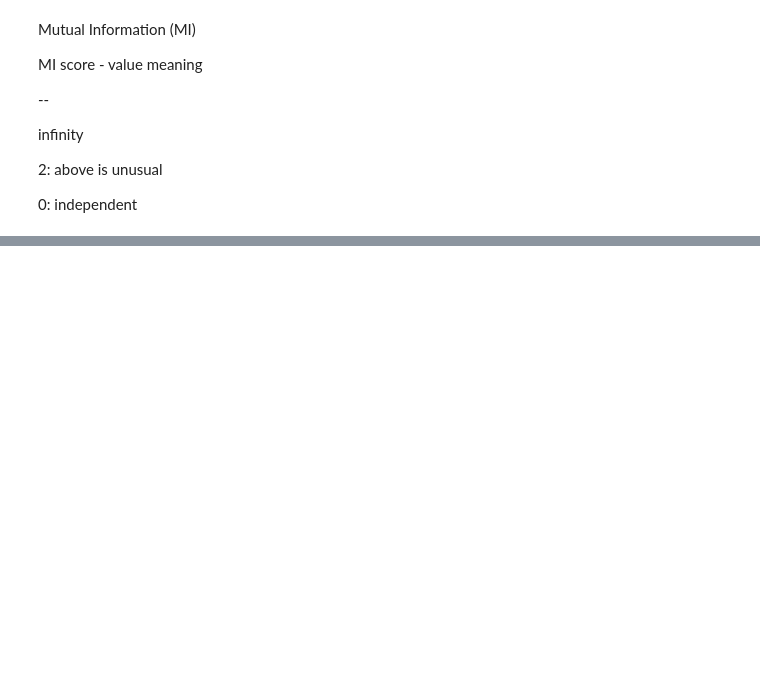
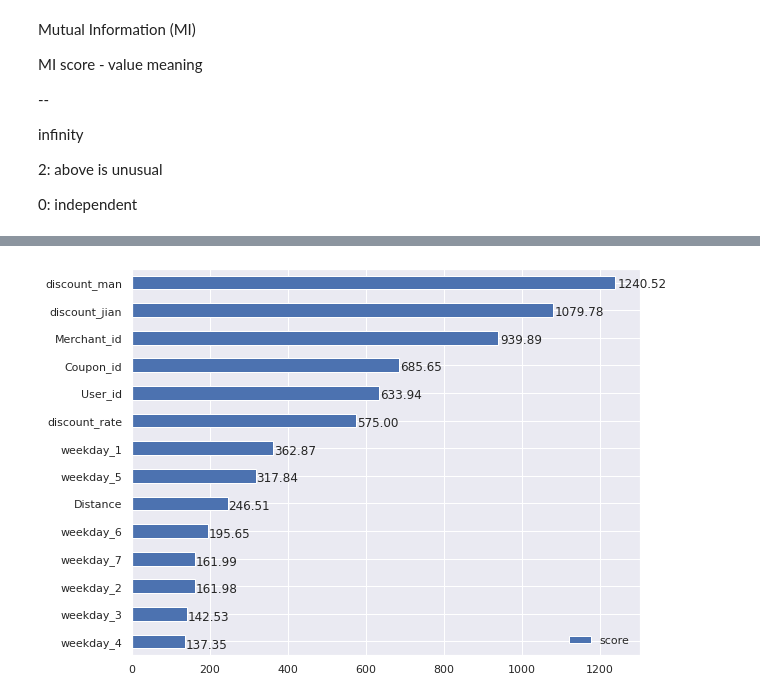
Before and after one commit to jshuang0520/using-coupon-prediction, a Jupyter notebook: coupon.ipynb, the cells around one changed output, grey strips where cells are left out. Cells and saved outputs as stored; diff of their text form; code cells hidden in the pictures; blank space fills up the shorter version.

```diff
--- a/coupon.ipynb
+++ b/coupon.ipynb
@@ -171,0 +226,4 @@ Name: MI Scores, dtype: float64
+# %%
+XgbcFeatureImportance().plot_feature_importance(xgbc_model=xgbc, importance_type='cover')
+# %% [output]
+[figure, added]
```
Also changed, not shown: parts of 14 cells of this notebook, 1 other file.
